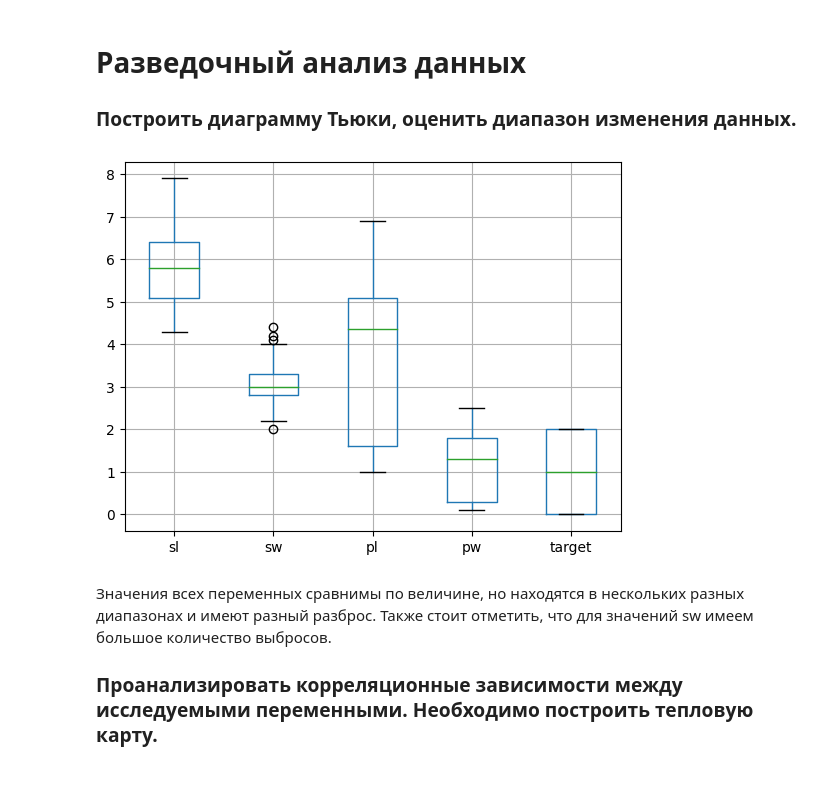
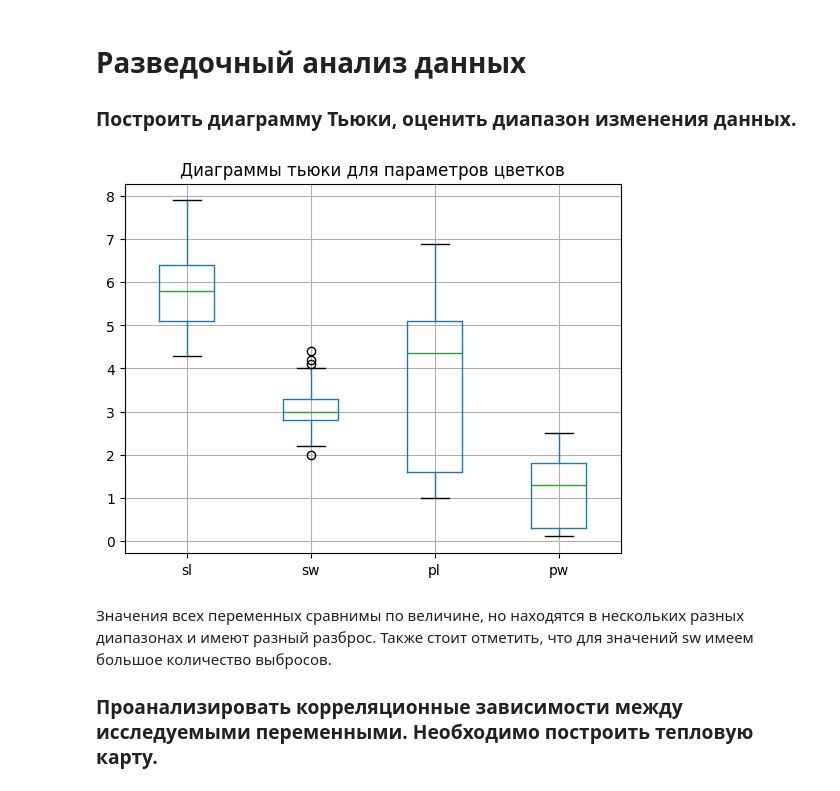
Before and after one commit to ZOaZOaZoa/IAD_lab01, a Jupyter notebook: lab01.ipynb, the cells around one changed output. Saved outputs shown, nothing was run; the diff lists cells and outputs as text; code cells hidden in the pictures.

```diff
--- a/lab01.ipynb
+++ b/lab01.ipynb
@@ -40,10 +40,11 @@ max      7.900000    4.400000    6.900000    2.500000    2.000000
 # %%
 import matplotlib.pyplot as plt
 
-iris_pd.boxplot()
+iris_pd.iloc[:,:-1].boxplot()
+plt.title('Диаграммы тьюки для параметров цветков')
 plt.show()
 # %% [output]
-[figure, old version]
+[figure, new version]
 # %% [markdown]
 Значения всех переменных сравнимы по величине, но находятся в нескольких разных диапазонах и имеют разный разброс. Также стоит отметить, что для значений sw имеем большое количество выбросов.
 
```
Also changed, not shown: parts of 4 cells of this notebook.
